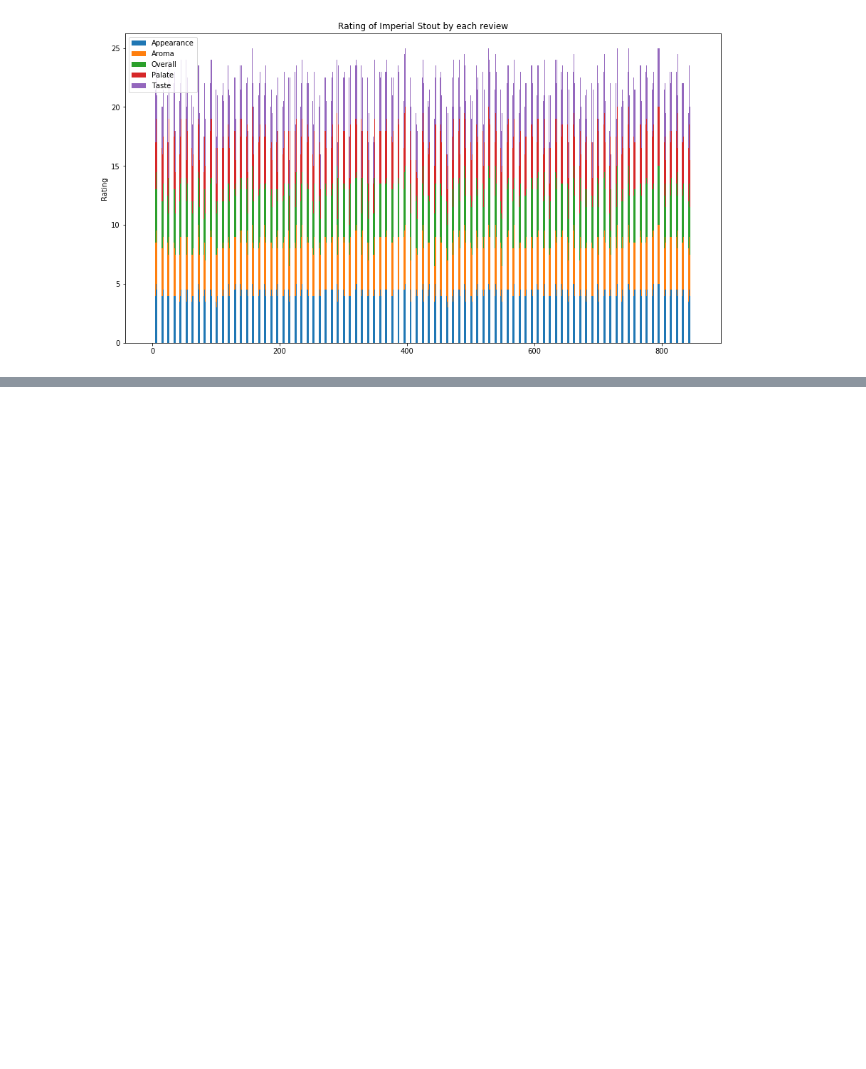
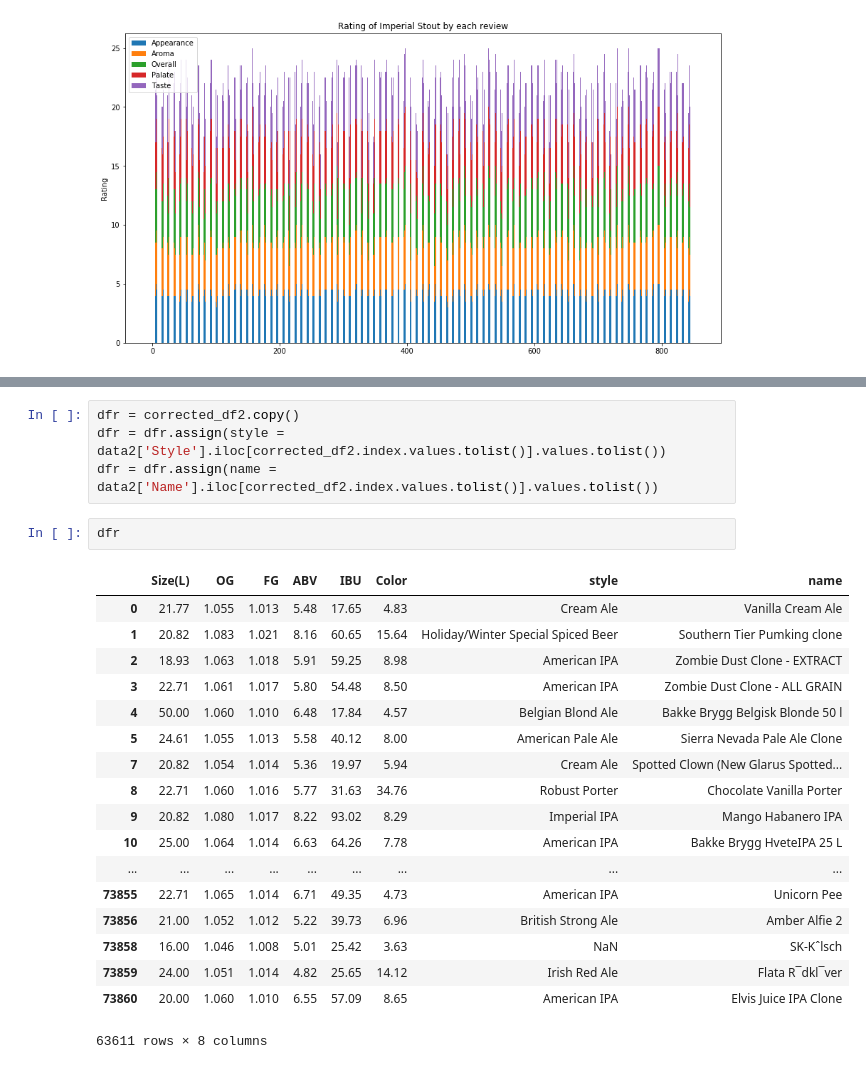
Before and after one commit to KMichell/beer_analysis, a Jupyter notebook: beer_recommendations.ipynb, the cells around one changed output, grey strips where cells are left out. Drawn from its saved outputs; the diff is of its cells as text; blank space fills up the shorter version.

```diff
--- a/beer_recommendations.ipynb
+++ b/beer_recommendations.ipynb
@@ -186,0 +282,25 @@ plt.show();
+# %%
+dfr = corrected_df2.copy()
+dfr = dfr.assign(style = data2['Style'].iloc[corrected_df2.index.values.tolist()].values.tolist())
+dfr = dfr.assign(name = data2['Name'].iloc[corrected_df2.index.values.tolist()].values.tolist())
+# %%
+dfr
+# %% [output]
+|  | Size(L) | OG | FG | ABV | IBU | Color | style | name |
+| 0 | 21.77 | 1.055 | 1.013 | 5.48 | 17.65 | 4.83 | Cream Ale | Vanilla Cream Ale |
+| 1 | 20.82 | 1.083 | 1.021 | 8.16 | 60.65 | 15.64 | Holiday/Winter Special Spiced Beer | Southern Tier Pumking clone |
+| 2 | 18.93 | 1.063 | 1.018 | 5.91 | 59.25 | 8.98 | American IPA | Zombie Dust Clone - EXTRACT |
+| 3 | 22.71 | 1.061 | 1.017 | 5.80 | 54.48 | 8.50 | American IPA | Zombie Dust Clone - ALL GRAIN |
+| 4 | 50.00 | 1.060 | 1.010 | 6.48 | 17.84 | 4.57 | Belgian Blond Ale | Bakke Brygg Belgisk Blonde 50 l |
+| 5 | 24.61 | 1.055 | 1.013 | 5.58 | 40.12 | 8.00 | American Pale Ale | Sierra Nevada Pale Ale Clone |
+| 7 | 20.82 | 1.054 | 1.014 | 5.36 | 19.97 | 5.94 | Cream Ale | Spotted Clown (New Glarus Spotted... |
+| 8 | 22.71 | 1.060 | 1.016 | 5.77 | 31.63 | 34.76 | Robust Porter | Chocolate Vanilla Porter |
+| 9 | 20.82 | 1.080 | 1.017 | 8.22 | 93.02 | 8.29 | Imperial IPA | Mango Habanero IPA |
+| 10 | 25.00 | 1.064 | 1.014 | 6.63 | 64.26 | 7.78 | American IPA | Bakke Brygg HveteIPA 25 L |
+| ... | ... | ... | ... | ... | ... | ... | ... | ... |
+| 73855 | 22.71 | 1.065 | 1.014 | 6.71 | 49.35 | 4.73 | American IPA | Unicorn Pee |
+| 73856 | 21.00 | 1.052 | 1.012 | 5.22 | 39.73 | 6.96 | British Strong Ale | Amber Alfie 2 |
+| 73858 | 16.00 | 1.046 | 1.008 | 5.01 | 25.42 | 3.63 | NaN | SK-Kˆlsch |
+| 73859 | 24.00 | 1.051 | 1.014 | 4.82 | 25.65 | 14.12 | Irish Red Ale | Flata R¯dkl¯ver |
+| 73860 | 20.00 | 1.060 | 1.010 | 6.55 | 57.09 | 8.65 | American IPA | Elvis Juice IPA Clone |
+63611 rows × 8 columns
```
Also changed, not shown: parts of 11 cells of this notebook.
